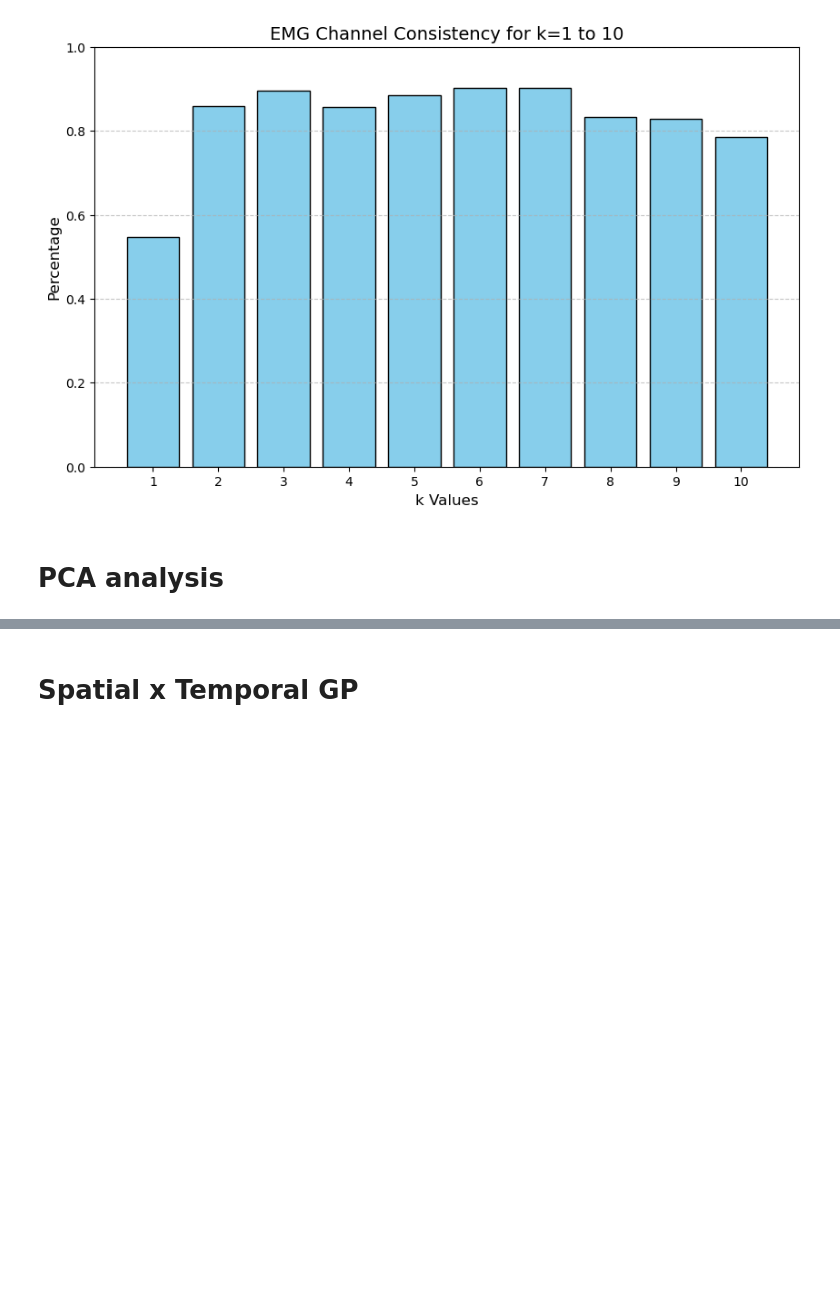
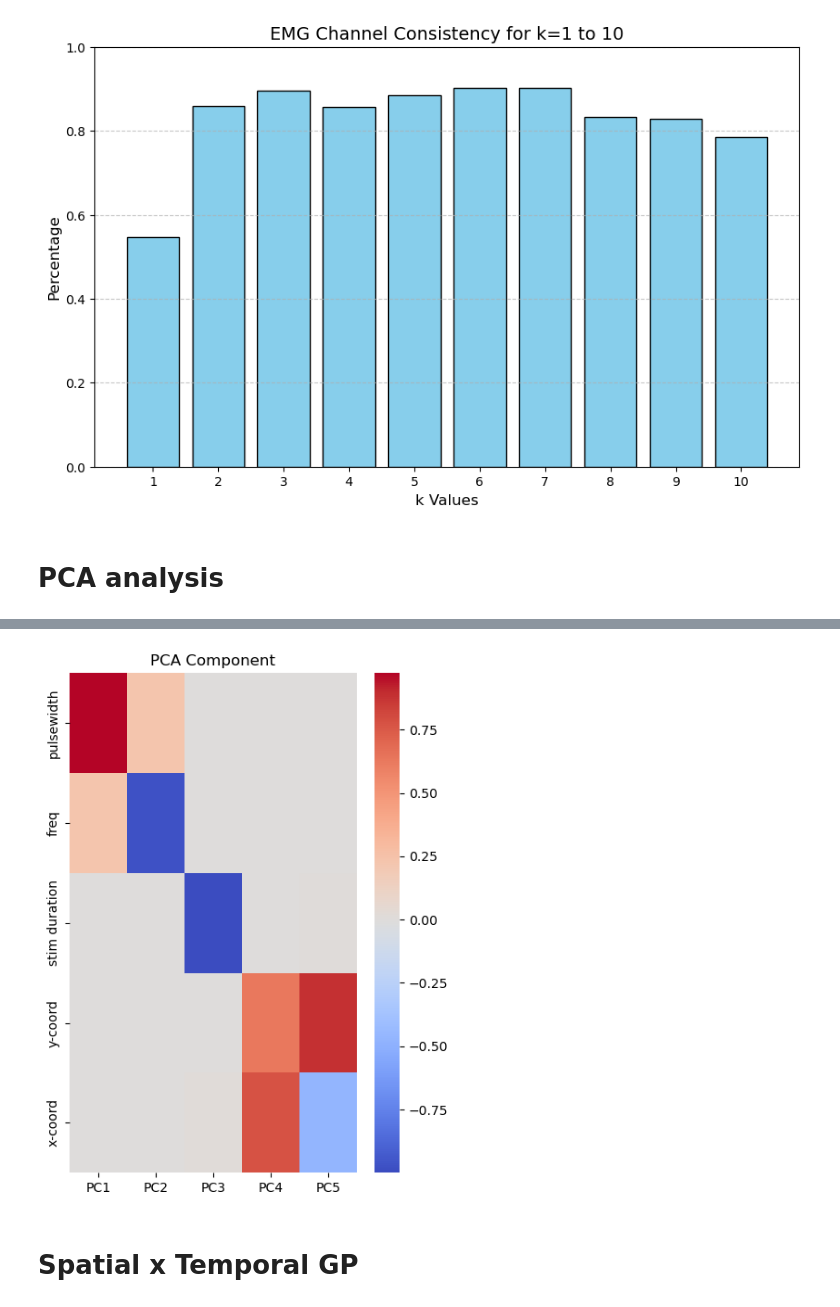
Before and after one commit to mauri9rivera/work, a Jupyter notebook: src/dev/neurostim.ipynb, the cells around one changed output, grey strips where cells are left out. Saved outputs shown, nothing was run; the diff lists cells and outputs as text; code cells hidden in the pictures; blank space fills up the shorter version.

```diff
--- a/src/dev/neurostim.ipynb
+++ b/src/dev/neurostim.ipynb
@@ -540,2 +749,16 @@ NameError: name 'c' is not defined
+# %%
+u = eigenvectors[:,:n_components]
+pca_component = pd.DataFrame(u,
+                             index = ['pulsewidth', 'freq', 'stim duration', 'y-coord', 'x-coord'],
+                             columns = ['PC1','PC2', 'PC3', 'PC4', 'PC5']
+                            )
+
+# plotting heatmap
+plt.figure(figsize =(5, 7))
+sns.heatmap(pca_component, cmap='coolwarm')
+plt.title('PCA Component')
+plt.show()
+# %% [output]
+[figure, added]
 # %% [markdown]
 # Spatial x Temporal GP
```
Also changed, not shown: parts of 29 cells of this notebook, 1 other file.
